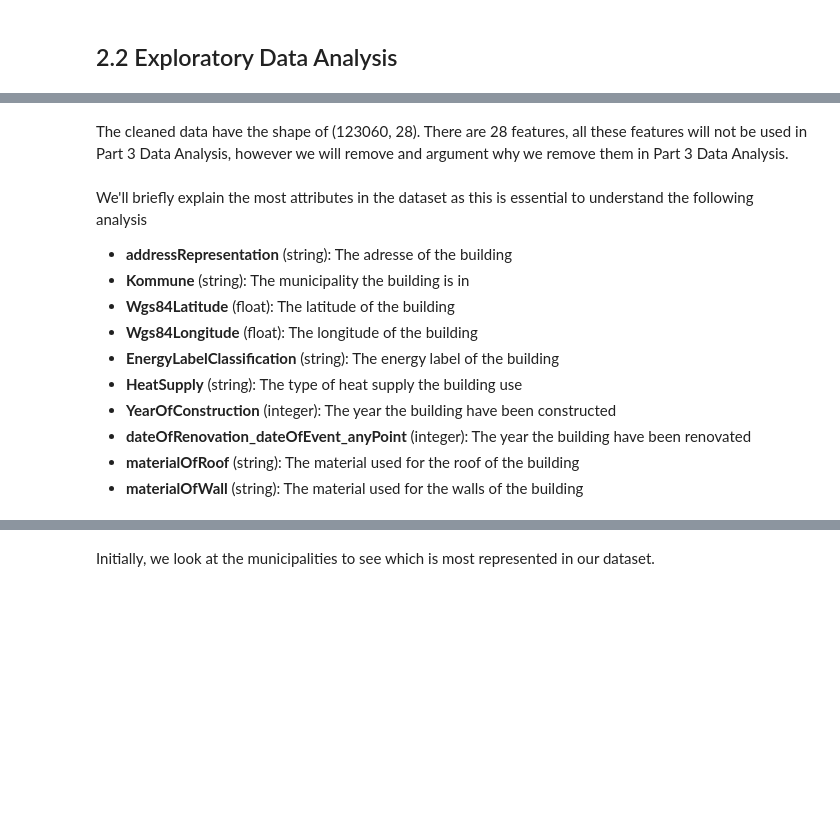
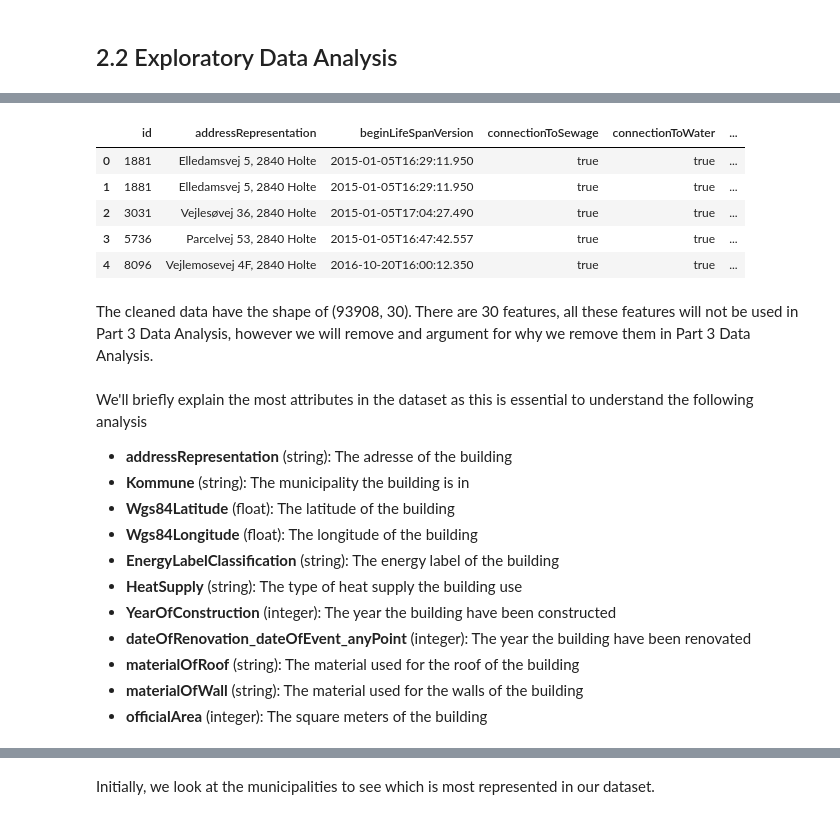
Before and after one commit to oliversvane/DTU_SocialDataProject, a Jupyter notebook: Project_1_exploratory.ipynb, the cells around one changed output, grey strips where cells are left out. Cells and saved outputs as stored; diff of their text form; code cells hidden in the pictures; blank space fills up the shorter version.

```diff
--- a/Project_1_exploratory.ipynb
+++ b/Project_1_exploratory.ipynb
@@ -333,5 +322,14 @@ final_data.shape
+# %%
+final_data.head()
+# %% [output]
+|  | id | addressRepresentation | beginLifeSpanVersion | connectionToSewage | connectionToWater | ... |
+| 0 | 1881 | Elledamsvej 5, 2840 Holte | 2015-01-05T16:29:11.950 | true | true | ... |
+| 1 | 1881 | Elledamsvej 5, 2840 Holte | 2015-01-05T16:29:11.950 | true | true | ... |
+| 2 | 3031 | Vejlesøvej 36, 2840 Holte | 2015-01-05T17:04:27.490 | true | true | ... |
+| 3 | 5736 | Parcelvej 53, 2840 Holte | 2015-01-05T16:47:42.557 | true | true | ... |
+| 4 | 8096 | Vejlemosevej 4F, 2840 Holte | 2016-10-20T16:00:12.350 | true | true | ... |
 # %% [markdown]
-The cleaned data have the shape of (123060, 28). There are 28 features, all these features will not be used in Part 3 Data Analysis, however we will remove and argument why we remove them in Part 3 Data Analysis.
+The cleaned data have the shape of (93908, 30). There are 30 features, all these features will not be used in Part 3 Data Analysis, however we will remove and argument for why we remove them in Part 3 Data Analysis.
 # %% [markdown]
 We'll briefly explain the most attributes in the dataset as this is essential to understand the following analysis
 
@@ -345,3 +343,4 @@ We'll briefly explain the most attributes in the dataset as this is essential to
 * **dateOfRenovation_dateOfEvent_anyPoint** (integer): The year the building have been renovated
 * **materialOfRoof** (string): The material used for the roof of the building
 * **materialOfWall** (string): The material used for the walls of the building
+* **officialArea** (integer): The square meters of the building
```
Also changed, not shown: parts of 13 cells of this notebook, 2 other files.
